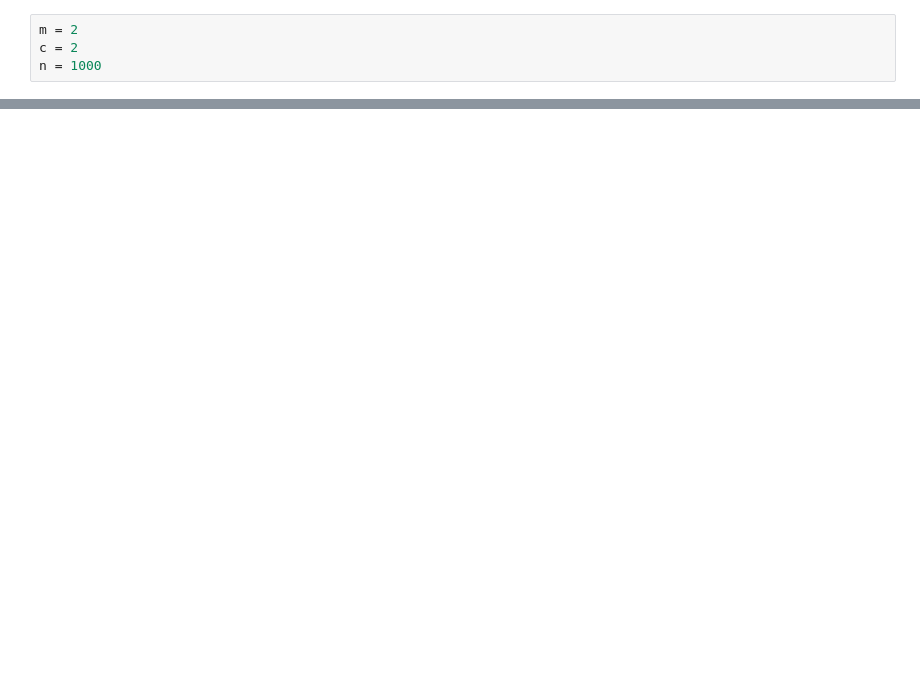
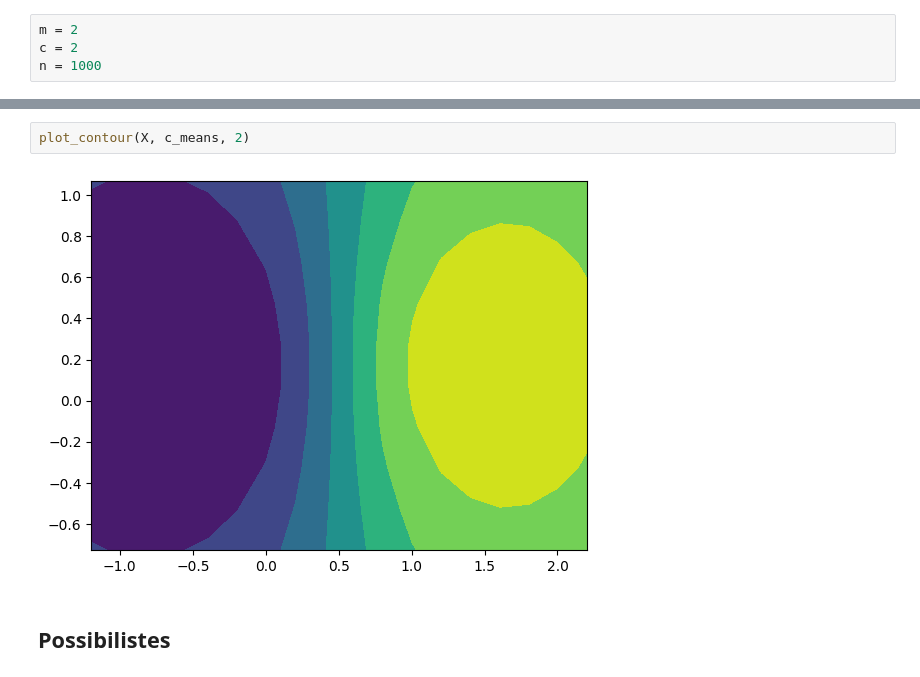
Before and after one commit to nhs2828/IA-Explicable, a Jupyter notebook: tme9/tme9_flou.ipynb, the cells around one changed output, grey strips where cells are left out. Saved outputs shown, nothing was run; the diff lists cells and outputs as text; blank space fills up the shorter version.

```diff
--- a/tme9/tme9_flou.ipynb
+++ b/tme9/tme9_flou.ipynb
@@ -85,0 +114,6 @@ plt.show()
+# %%
+plot_contour(X, c_means, 2)
+# %% [output]
+[figure, added]
+# %% [markdown]
+## Possibilistes
```
Also changed, not shown: parts of 26 cells of this notebook.
